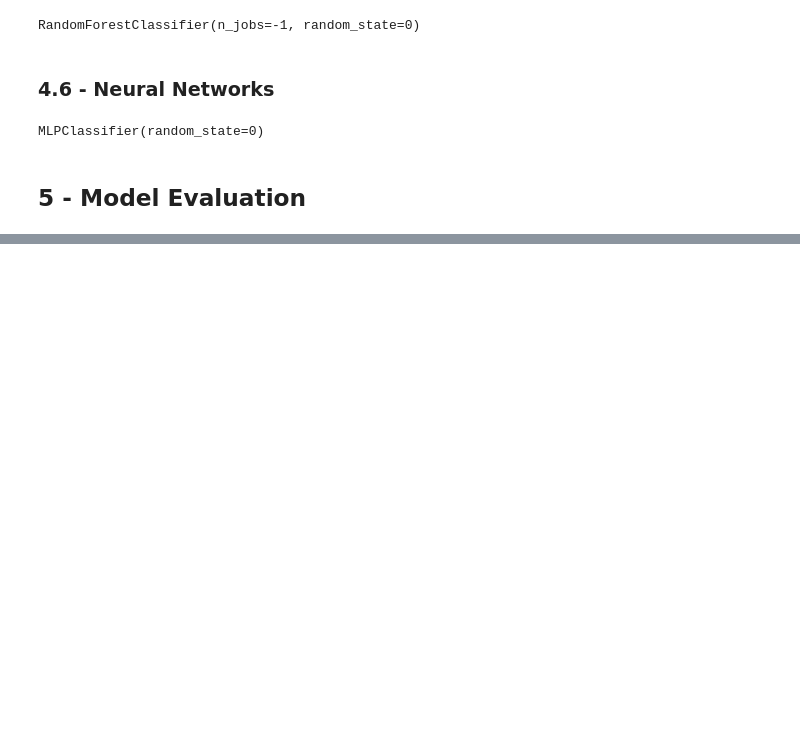
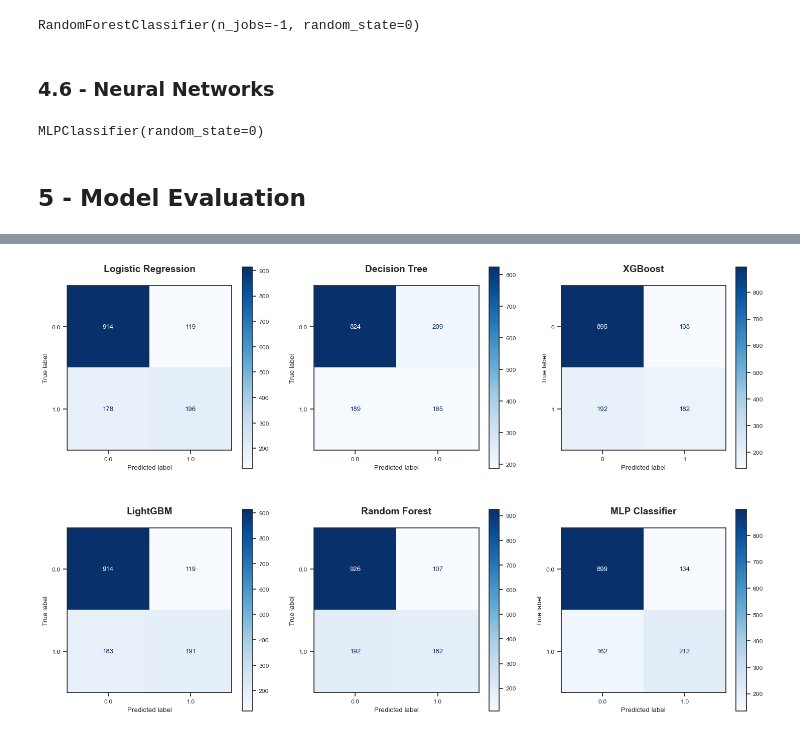
Before and after one commit to guipradow/churn_prediction, a Jupyter notebook: churn_prediction.ipynb, the cells around one changed output, grey strips where cells are left out. Cells and saved outputs as stored; diff of their text form; code cells hidden in the pictures; blank space fills up the shorter version.

```diff
--- a/churn_prediction.ipynb
+++ b/churn_prediction.ipynb
@@ -656,0 +701,29 @@ for model, name, ax in zip(models, model_names, axes.flatten()):
+# %%
+# Declaring classifiers and target
+X = df_encoded.drop(labels="Churn_Yes", axis=1)
+y = df_encoded["Churn_Yes"]
+X_train, X_test, y_train, y_test = train_test_split(X, y, test_size=.2, random_state=42)
+# %%
+# Logistic Regression
+lr = LogisticRegression(random_state=0, max_iter=1000)
+lr.fit(X_train, y_train)
+
+# Decision Tree
+dtree = DecisionTreeClassifier(random_state=0)
+dtree.fit(X_train, y_train)
+
+# XGBoost
+xgb_ = xgb.XGBClassifier()
+xgb_.fit(X_train, y_train)
+
+# LightGBM
+lgb_ = lgb.LGBMClassifier()
+lgb_.fit(X_train, y_train)
+
+# Random Forest
+rf = RandomForestClassifier(random_state=0, n_jobs=-1)
+rf.fit(X_train, y_train)
+
+# Neural Networks
+MLP = MLPClassifier(random_state=0)
+MLP.fit(X_train, y_train)
@@ -656,0 +741,9 @@ for model, name, ax in zip(models, model_names, axes.flatten()):
+# %%
+models = [lr, dtree, xgb_, lgb_, rf, MLP]
+evaluated_models = [evaluate_model(x) for x in models]
+model_names = ["Logistic Regression",
+               "Decision Tree",
+               "XGBoost",
+               "LightGBM",
+               "Random Forest",
+               "MLP Classifier"]
@@ -656,0 +802,7 @@ for model, name, ax in zip(models, model_names, axes.flatten()):
+# %%
+fig, axes = plt.subplots(figsize=(18, 11.5), nrows=2, ncols=3)
+for model, name, ax in zip(models, model_names, axes.flatten()):
+    ax.set_title(name)
+    confusion_matrix(model, ax)
+# %% [output]
+[figure, added]
```
Also changed, not shown: parts of 34 cells of this notebook.
